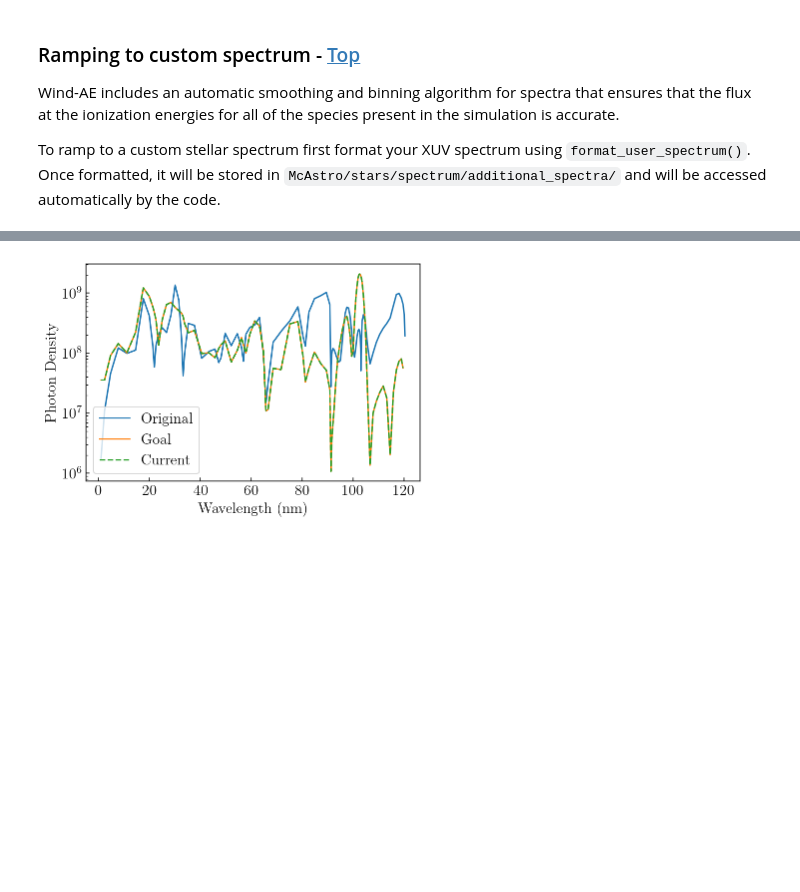
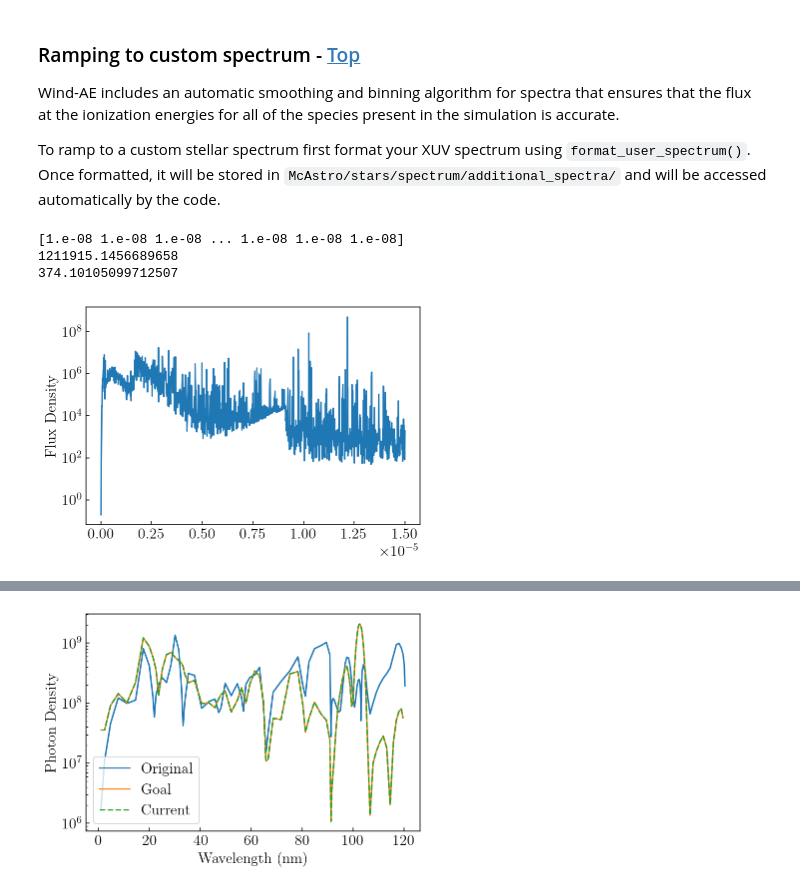
Before and after one commit to mibroome/wind-ae, a Jupyter notebook: Notebooks/HD189733b_Example.ipynb, the cells around one changed output, grey strips where cells are left out. Saved outputs shown, nothing was run; the diff lists cells and outputs as text; code cells hidden in the pictures; blank space fills up the shorter version.

Commit message:
User spectrum ramper fully functional

```diff
--- a/Notebooks/HD189733b_Example.ipynb
+++ b/Notebooks/HD189733b_Example.ipynb
@@ -277,4 +277,20 @@ Saving saves/HD189733b/HD189_10.3-2000eV_solar_H-He.csv
 Wind-AE includes an automatic smoothing and binning algorithm for spectra that ensures that the flux at the ionization energies for all of the species present in the simulation is accurate.
 
 To ramp to a custom stellar spectrum first format your XUV spectrum using `format_user_spectrum()`. Once formatted, it will be stored in `McAstro/stars/spectrum/additional_spectra/` and will be accessed automatically by the code.
+# %%
+full = pd.read_csv('McAstro/stars/spectrum/additional_spectra/toi776_dem',comment='#',header=1)
+wl = full['wl']
+plt.plot(full['wl'],full['F_wl'])
+# eV = const.hc/wl / const.eV
+flux_1au = full['F_wl']*np.diff(wl,prepend=2*wl[0]-wl[1])*100
+print(np.diff(wl,prepend=2*wl[0]-wl[1]))
+plt.yscale('log')
+plt.ylabel('Flux Density')
+print(sum(flux_1au)/0.03**2)
+print(sum(flux_1au[(wl>min(np.max(wl),1.2e-6))&(wl<max(np.min(wl),9.1e-6))]))
+# %% [output]
+[1.e-08 1.e-08 1.e-08 ... 1.e-08 1.e-08 1.e-08]
+1211915.1456689658
+374.10105099712507
+[figure, added]
 # %%
```
Also changed, not shown: parts of 2 cells of this notebook, 6 other files.
